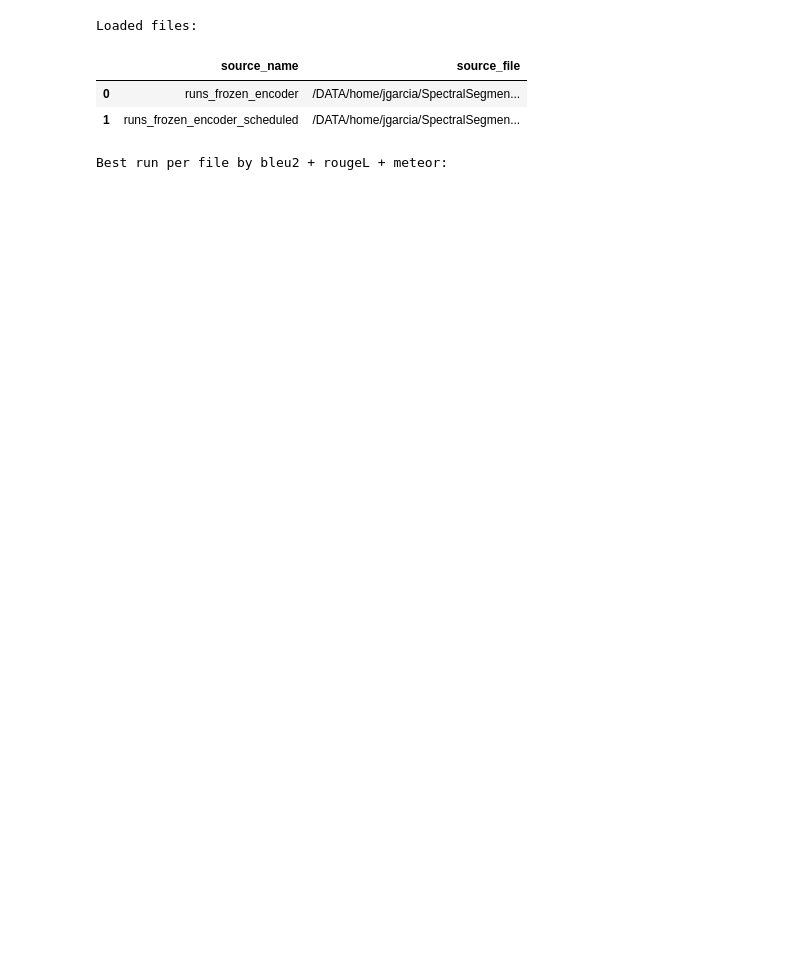
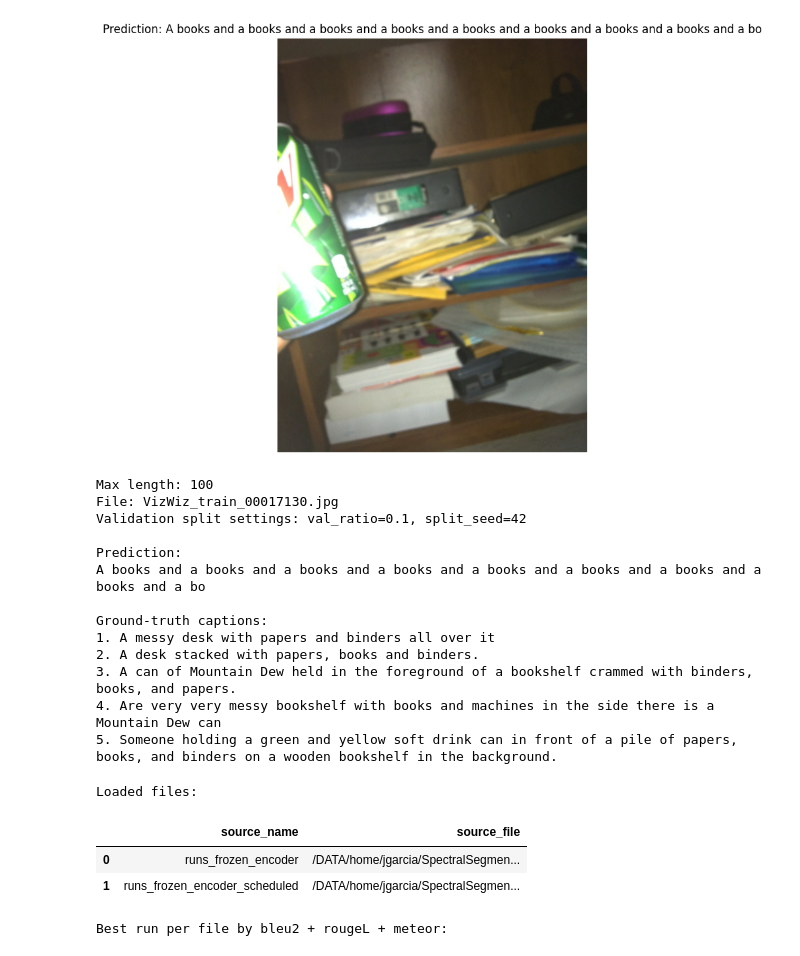
Before and after one commit to adriangt2001/C5-Project, a Jupyter notebook: Week3/qualitative_evaluation.ipynb, the cells around one changed output. Cells and saved outputs as stored; diff of their text form; code cells hidden in the pictures; blank space fills up the shorter version.

```diff
--- a/Week3/qualitative_evaluation.ipynb
+++ b/Week3/qualitative_evaluation.ipynb
@@ -101,3 +110,60 @@ Ground-truth captions:
+# %%
+sample = random.choice(val_samples)
+
+transform = VizWizCaptionDataset(
+    data_dir=data_dir,
+    samples=[],
+    tokenizer=tokenizer,
+    max_len=config["max_len"],
+    training=False,
+).transform
+
+image_path = data_dir / "train" / sample.file_name
+image = Image.open(image_path).convert("RGB")
+image_tensor = transform(image).unsqueeze(0).to(device)
+
+with torch.no_grad():
+    generated = model.generate(
+        images=image_tensor,
+        sos_id=tokenizer.sos_id,
+        eos_id=tokenizer.eos_id,
+        max_len= config["max_len"],
+    )
+
+# print("Generated token IDs:", generated[0].tolist())
+pred_caption = tokenizer.decode(generated[0].tolist())
+
+plt.figure(figsize=(8, 8))
+plt.imshow(image)
+plt.axis("off")
+plt.title(f"Prediction: {pred_caption.capitalize()}")
+plt.show()
+
+print(f"Max length: {config['max_len']}")
+print("File:", sample.file_name)
+print(f"Validation split settings: val_ratio={val_ratio}, split_seed={split_seed}")
+
+print("\nPrediction:")
+print(pred_caption.capitalize())
+
+print("\nGround-truth captions:")
+for i, ref in enumerate(sample.captions, 1):
+    print(f"{i}. {ref}")
+# %% [output]
+[figure, added]
+Max length: 100
+File: VizWiz_train_00017130.jpg
+Validation split settings: val_ratio=0.1, split_seed=42
+
+Prediction:
+A books and a books and a books and a books and a books and a books and a books and a books and a bo
+
+Ground-truth captions:
+1. A messy desk with papers and binders all over it
+2. A desk stacked with papers, books and binders.
+3. A can of Mountain Dew held in the foreground of a bookshelf crammed with binders, books, and papers.
+4. Are very very messy bookshelf with books and machines in the side there is a Mountain Dew can
+5. Someone holding a green and yellow soft drink can in front of a pile of papers, books, and binders on a wooden bookshelf in the background.
 # %%
 # xulo per visualitzar results :) posar path del tsv i yata
 
```
Also changed, not shown: parts of 1 cell of this notebook, 1 other file.
